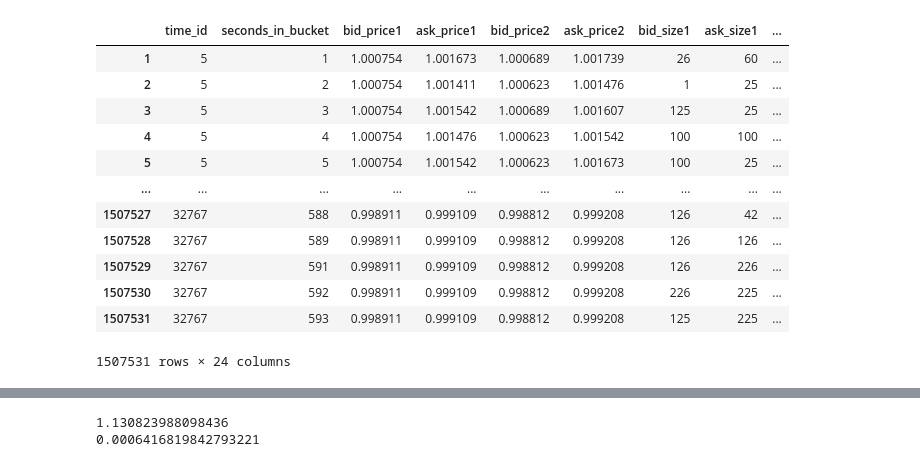
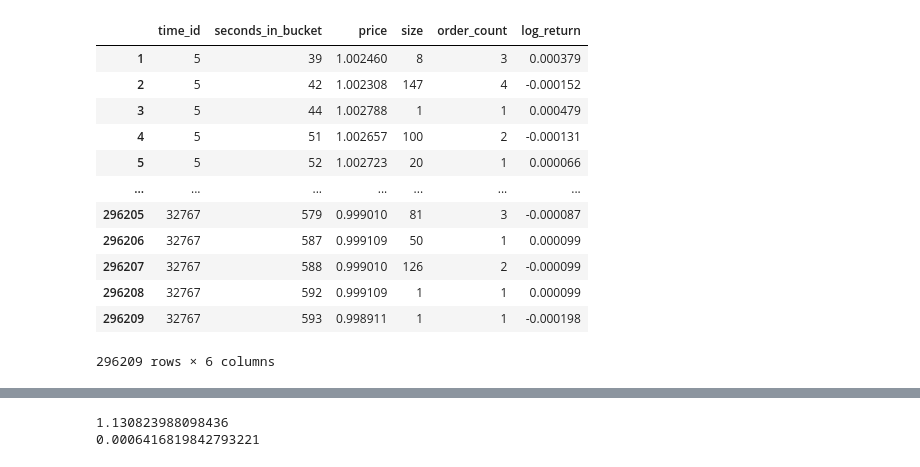
Before and after one commit to guyuuuuu/optiver, a Jupyter notebook: 1st solution/feature_engineer.ipynb, the cells around one changed output, grey strips where cells are left out. Drawn from its saved outputs; the diff is of its cells as text; code cells hidden in the pictures.

```diff
--- a/1st solution/feature_engineer.ipynb
+++ b/1st solution/feature_engineer.ipynb
@@ -103,18 +103,18 @@ def make_features(stock_ids, type):
     features = pd.merge(books, trades, how = 'inner', on = ['stock_id','time_id_'])
     return features
 # %%
-make_book_feature(1, 'train')
+make_trade_feature(1, 'train')
 # %% [output]
-|  | time_id | seconds_in_bucket | bid_price1 | ask_price1 | bid_price2 | ask_price2 | bid_size1 | ask_size1 | ... |
-| 1 | 5 | 1 | 1.000754 | 1.001673 | 1.000689 | 1.001739 | 26 | 60 | ... |
-| 2 | 5 | 2 | 1.000754 | 1.001411 | 1.000623 | 1.001476 | 1 | 25 | ... |
-| 3 | 5 | 3 | 1.000754 | 1.001542 | 1.000689 | 1.001607 | 125 | 25 | ... |
-| 4 | 5 | 4 | 1.000754 | 1.001476 | 1.000623 | 1.001542 | 100 | 100 | ... |
-| 5 | 5 | 5 | 1.000754 | 1.001542 | 1.000623 | 1.001673 | 100 | 25 | ... |
-| ... | ... | ... | ... | ... | ... | ... | ... | ... | ... |
-| 1507527 | 32767 | 588 | 0.998911 | 0.999109 | 0.998812 | 0.999208 | 126 | 42 | ... |
-| 1507528 | 32767 | 589 | 0.998911 | 0.999109 | 0.998812 | 0.999208 | 126 | 126 | ... |
-| 1507529 | 32767 | 591 | 0.998911 | 0.999109 | 0.998812 | 0.999208 | 126 | 226 | ... |
-| 1507530 | 32767 | 592 | 0.998911 | 0.999109 | 0.998812 | 0.999208 | 226 | 225 | ... |
-| 1507531 | 32767 | 593 | 0.998911 | 0.999109 | 0.998812 | 0.999208 | 125 | 225 | ... |
+|  | time_id | seconds_in_bucket | price | size | order_count | log_return |
+| 1 | 5 | 39 | 1.002460 | 8 | 3 | 0.000379 |
+| 2 | 5 | 42 | 1.002308 | 147 | 4 | -0.000152 |
+| 3 | 5 | 44 | 1.002788 | 1 | 1 | 0.000479 |
+| 4 | 5 | 51 | 1.002657 | 100 | 2 | -0.000131 |
+| 5 | 5 | 52 | 1.002723 | 20 | 1 | 0.000066 |
+| ... | ... | ... | ... | ... | ... | ... |
+| 296205 | 32767 | 579 | 0.999010 | 81 | 3 | -0.000087 |
+| 296206 | 32767 | 587 | 0.999109 | 50 | 1 | 0.000099 |
+| 296207 | 32767 | 588 | 0.999010 | 126 | 2 | -0.000099 |
+| 296208 | 32767 | 592 | 0.999109 | 1 | 1 | 0.000099 |
+| 296209 | 32767 | 593 | 0.998911 | 1 | 1 | -0.000198 |
-1507531 rows × 24 columns
+296209 rows × 6 columns
```
Also changed, not shown: parts of 3 cells of this notebook, 4 other files.
